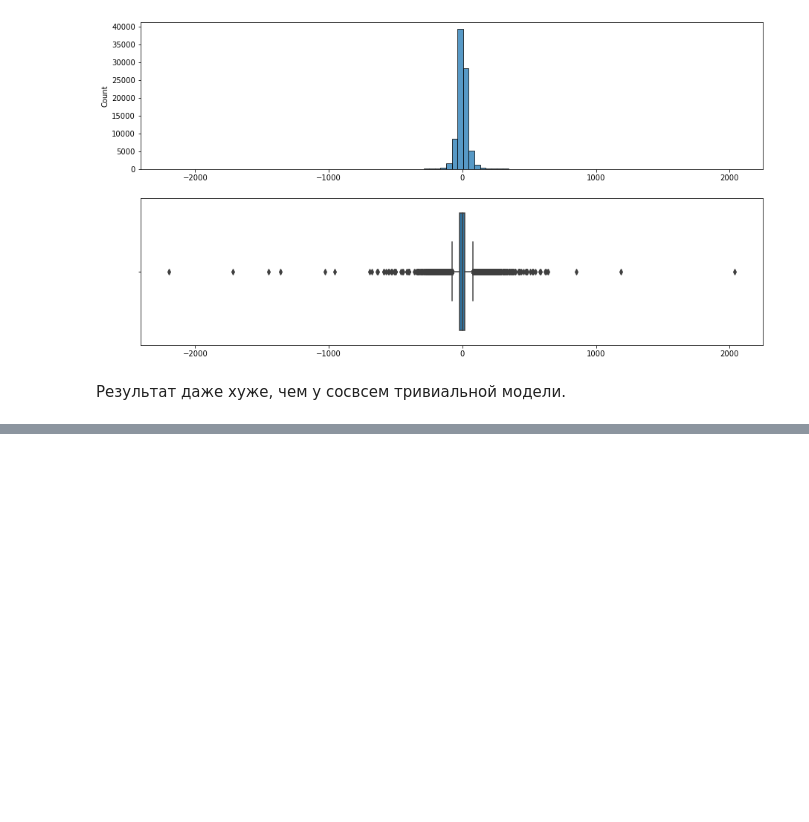
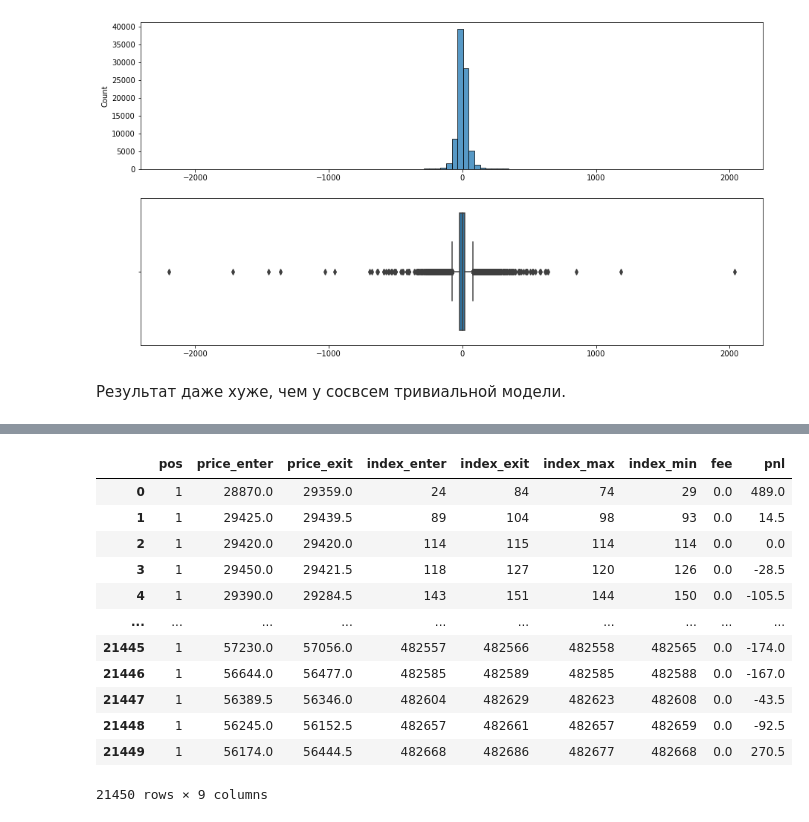
Before and after one commit to bellerofonte/skillfactory-dst-50, a Jupyter notebook: final/src/model/model-bitmex.ipynb, the cells around one changed output, grey strips where cells are left out. Saved outputs shown, nothing was run; the diff lists cells and outputs as text; code cells hidden in the pictures; blank space fills up the shorter version.

```diff
--- a/final/src/model/model-bitmex.ipynb
+++ b/final/src/model/model-bitmex.ipynb
@@ -204,0 +280,16 @@ df.head(5)
+# %%
+ma_cross_res.trades
+# %% [output]
+|  | pos | price_enter | price_exit | index_enter | index_exit | index_max | index_min | fee | pnl |
+| 0 | 1 | 28870.0 | 29359.0 | 24 | 84 | 74 | 29 | 0.0 | 489.0 |
+| 1 | 1 | 29425.0 | 29439.5 | 89 | 104 | 98 | 93 | 0.0 | 14.5 |
+| 2 | 1 | 29420.0 | 29420.0 | 114 | 115 | 114 | 114 | 0.0 | 0.0 |
+| 3 | 1 | 29450.0 | 29421.5 | 118 | 127 | 120 | 126 | 0.0 | -28.5 |
+| 4 | 1 | 29390.0 | 29284.5 | 143 | 151 | 144 | 150 | 0.0 | -105.5 |
+| ... | ... | ... | ... | ... | ... | ... | ... | ... | ... |
+| 21445 | 1 | 57230.0 | 57056.0 | 482557 | 482566 | 482558 | 482565 | 0.0 | -174.0 |
+| 21446 | 1 | 56644.0 | 56477.0 | 482585 | 482589 | 482585 | 482588 | 0.0 | -167.0 |
+| 21447 | 1 | 56389.5 | 56346.0 | 482604 | 482629 | 482623 | 482608 | 0.0 | -43.5 |
+| 21448 | 1 | 56245.0 | 56152.5 | 482657 | 482661 | 482657 | 482659 | 0.0 | -92.5 |
+| 21449 | 1 | 56174.0 | 56444.5 | 482668 | 482686 | 482677 | 482668 | 0.0 | 270.5 |
+21450 rows × 9 columns
```
Also changed, not shown: parts of 15 cells of this notebook, 1 other file.
